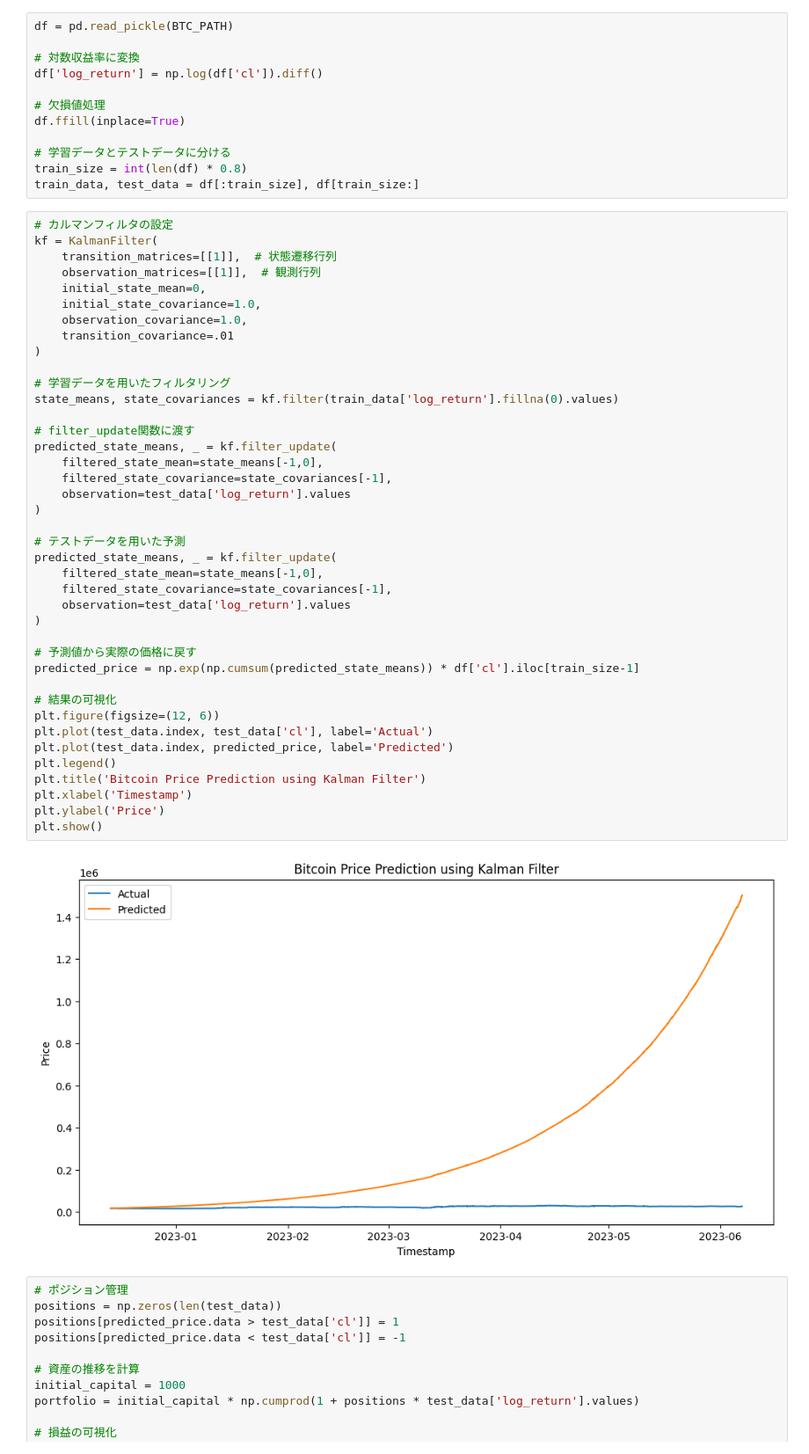
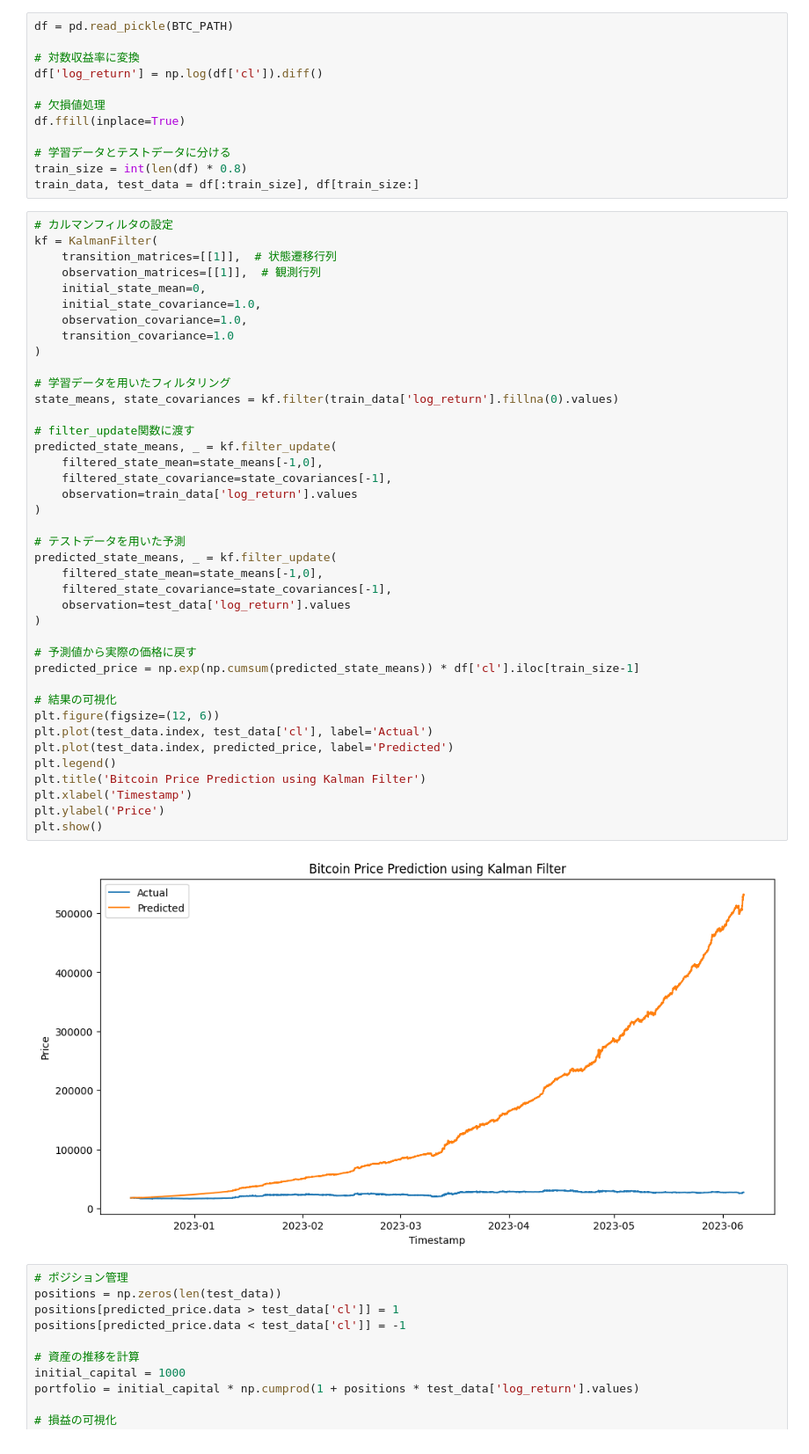
Before and after one commit to MizusakoSadanobu/kalman_filter_trade, a Jupyter notebook: main.ipynb, the cells around one changed output. Shown: that part at 88% size. Saved outputs shown, nothing was run; the diff lists cells and outputs as text.

```diff
--- a/main.ipynb
+++ b/main.ipynb
@@ -27,40 +27,40 @@ kf = KalmanFilter(
     initial_state_mean=0,
     initial_state_covariance=1.0,
     observation_covariance=1.0,
-    transition_covariance=.01
+    transition_covariance=1.0
 )
 
 # 学習データを用いたフィルタリング
 state_means, state_covariances = kf.filter(train_data['log_return'].fillna(0).values)
 
 # filter_update関数に渡す
 predicted_state_means, _ = kf.filter_update(
     filtered_state_mean=state_means[-1,0],
     filtered_state_covariance=state_covariances[-1],
-    observation=test_data['log_return'].values
+    observation=train_data['log_return'].values
 )
 
 # テストデータを用いた予測
 predicted_state_means, _ = kf.filter_update(
     filtered_state_mean=state_means[-1,0],
     filtered_state_covariance=state_covariances[-1],
     observation=test_data['log_return'].values
 )
 
 # 予測値から実際の価格に戻す
 predicted_price = np.exp(np.cumsum(predicted_state_means)) * df['cl'].iloc[train_size-1]
 
 # 結果の可視化
 plt.figure(figsize=(12, 6))
 plt.plot(test_data.index, test_data['cl'], label='Actual')
 plt.plot(test_data.index, predicted_price, label='Predicted')
 plt.legend()
 plt.title('Bitcoin Price Prediction using Kalman Filter')
 plt.xlabel('Timestamp')
 plt.ylabel('Price')
 plt.show()
 # %% [output]
-[figure, old version]
+[figure, new version]
 # %%
 # ポジション管理
 positions = np.zeros(len(test_data))
```
